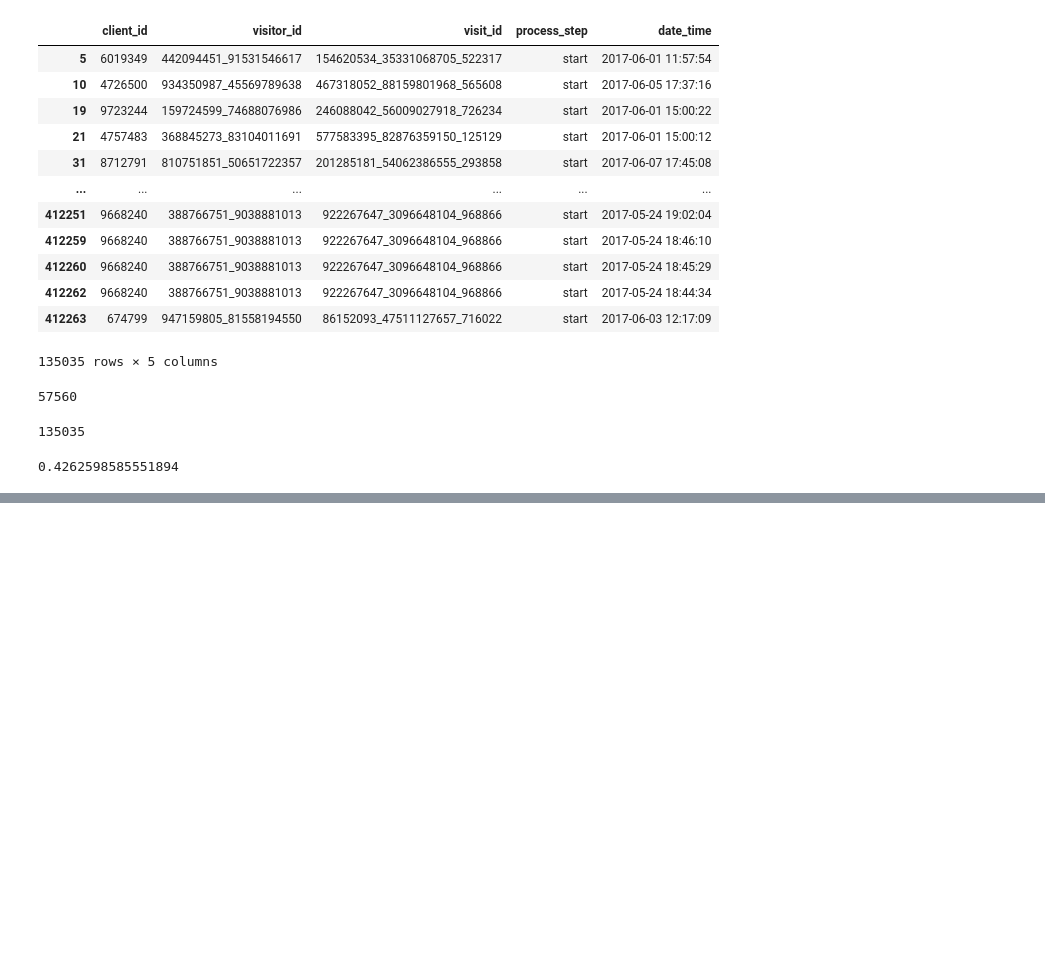
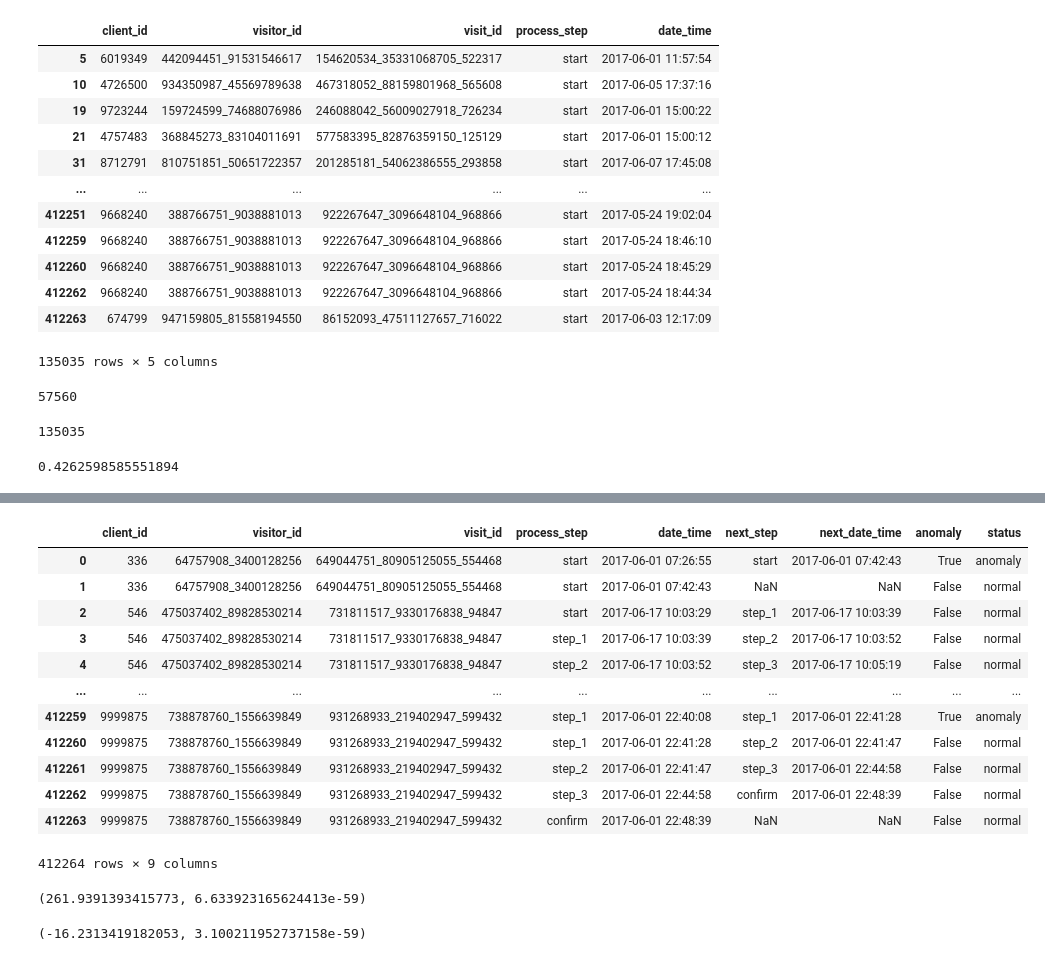
Before and after one commit to JorgeMMLRodrigues/vanguard_project, a Jupyter notebook: Main.ipynb, the cells around one changed output, grey strips where cells are left out. Saved outputs shown, nothing was run; the diff lists cells and outputs as text; code cells hidden in the pictures; blank space fills up the shorter version.

```diff
--- a/Main.ipynb
+++ b/Main.ipynb
@@ -1063,0 +1270,16 @@ rate_confirm
+# %%
+df_flagged_test
+# %% [output]
+|  | client_id | visitor_id | visit_id | process_step | date_time | next_step | next_date_time | anomaly | status |
+| 0 | 336 | 64757908_3400128256 | 649044751_80905125055_554468 | start | 2017-06-01 07:26:55 | start | 2017-06-01 07:42:43 | True | anomaly |
+| 1 | 336 | 64757908_3400128256 | 649044751_80905125055_554468 | start | 2017-06-01 07:42:43 | NaN | NaN | False | normal |
+| 2 | 546 | 475037402_89828530214 | 731811517_9330176838_94847 | start | 2017-06-17 10:03:29 | step_1 | 2017-06-17 10:03:39 | False | normal |
+| 3 | 546 | 475037402_89828530214 | 731811517_9330176838_94847 | step_1 | 2017-06-17 10:03:39 | step_2 | 2017-06-17 10:03:52 | False | normal |
+| 4 | 546 | 475037402_89828530214 | 731811517_9330176838_94847 | step_2 | 2017-06-17 10:03:52 | step_3 | 2017-06-17 10:05:19 | False | normal |
+| ... | ... | ... | ... | ... | ... | ... | ... | ... | ... |
+| 412259 | 9999875 | 738878760_1556639849 | 931268933_219402947_599432 | step_1 | 2017-06-01 22:40:08 | step_1 | 2017-06-01 22:41:28 | True | anomaly |
+| 412260 | 9999875 | 738878760_1556639849 | 931268933_219402947_599432 | step_1 | 2017-06-01 22:41:28 | step_2 | 2017-06-01 22:41:47 | False | normal |
+| 412261 | 9999875 | 738878760_1556639849 | 931268933_219402947_599432 | step_2 | 2017-06-01 22:41:47 | step_3 | 2017-06-01 22:44:58 | False | normal |
+| 412262 | 9999875 | 738878760_1556639849 | 931268933_219402947_599432 | step_3 | 2017-06-01 22:44:58 | confirm | 2017-06-01 22:48:39 | False | normal |
+| 412263 | 9999875 | 738878760_1556639849 | 931268933_219402947_599432 | confirm | 2017-06-01 22:48:39 | NaN | NaN | False | normal |
+412264 rows × 9 columns
@@ -1063,0 +1288,7 @@ rate_confirm
+# %%
+stat_var_client_suc, p_value_var_client_suc = stats.levene(df_flagged_funnel_control, df_flagged_funnel_test)
+stat_var_client_suc, p_value_var_client_suc
+
+# the p value = variance of the two groups is smaller than 0.05 . This indicates that the two groups dont have equal variances in there stats
+# %% [output]
+(261.9391393415773, 6.633923165624413e-59)
@@ -1063,0 +1297,8 @@ rate_confirm
+# %%
+stat_sig_client_suc, p_value_client_suc = stats.ttest_ind(df_flagged_funnel_control, df_flagged_funnel_test, equal_var=False)
+
+stat_sig_client_suc, p_value_client_suc
+
+# the p value is smaller than 0.05 .  Indicates that the two groups dont have similar means
+# %% [output]
+(-16.2313419182053, 3.100211952737158e-59)
```
Also changed, not shown: parts of 63 cells of this notebook.
